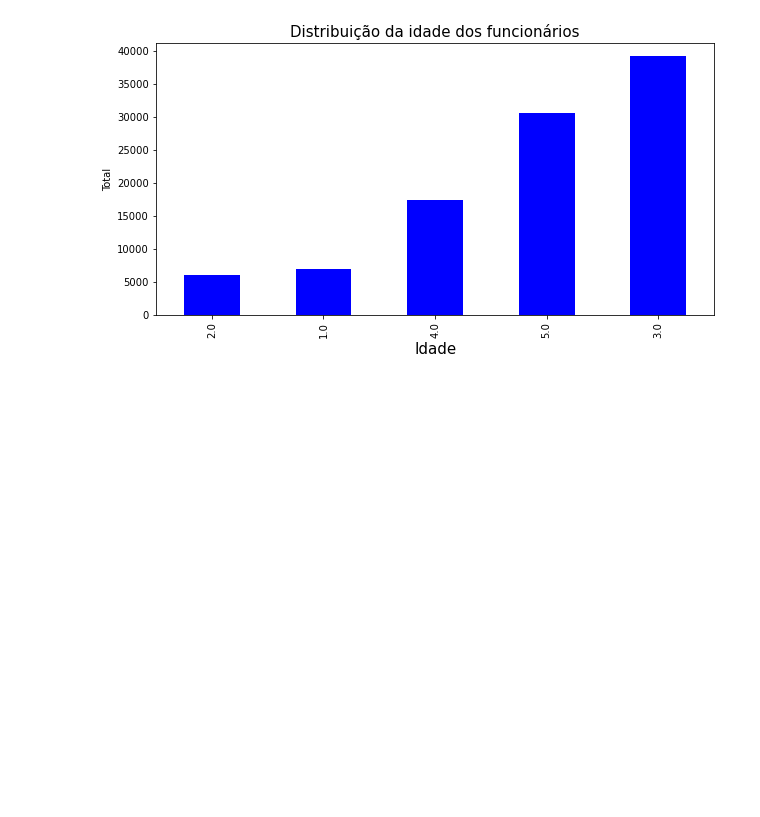
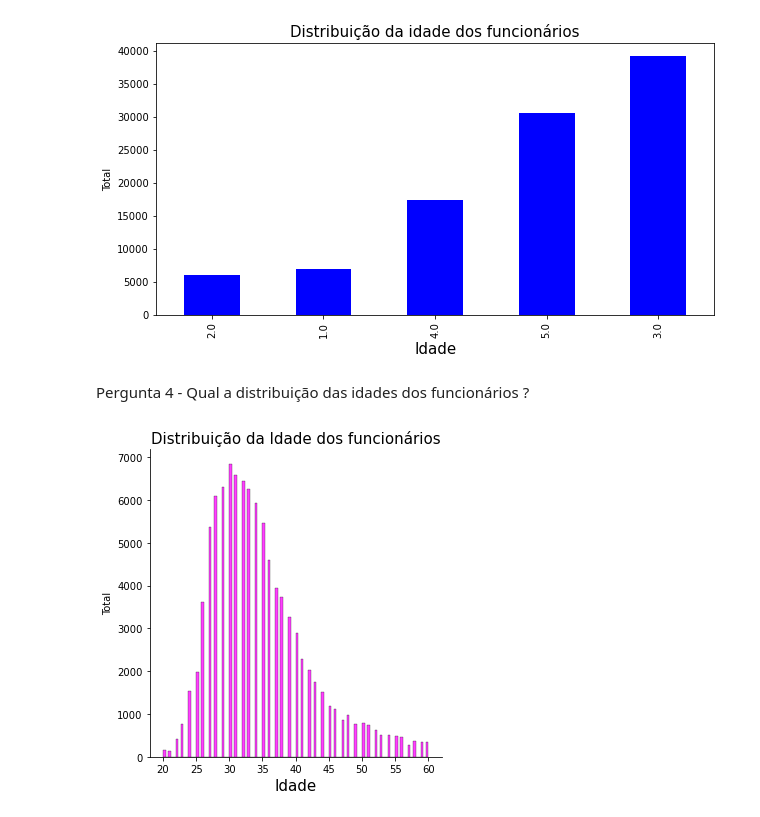
Before and after one commit to raphalopess/DataScienceAcademy-version02, a Jupyter notebook: MiniProjeto03.ipynb, the cells around one changed output. Drawn from its saved outputs; the diff is of its cells as text; code cells hidden in the pictures; blank space fills up the shorter version.

```diff
--- a/MiniProjeto03.ipynb
+++ b/MiniProjeto03.ipynb
@@ -226,3 +226,16 @@ plt.ylabel('Total')
 plt.show()
 # %% [output]
 [figure]
+# %% [markdown]
+Pergunta 4 - Qual a distribuição das idades dos funcionários ?
+# %%
+import matplotlib.pyplot as plt
+import seaborn as sns
+
+sns.displot(dataset['idade'], color = 'magenta')
+plt.title('Distribuição da Idade dos funcionários', fontsize = 15)
+plt.xlabel('Idade', fontsize = 15)
+plt.ylabel('Total')
+plt.show()
+# %% [output]
+[figure, added]
```
Also changed, not shown: parts of 7 cells of this notebook.
